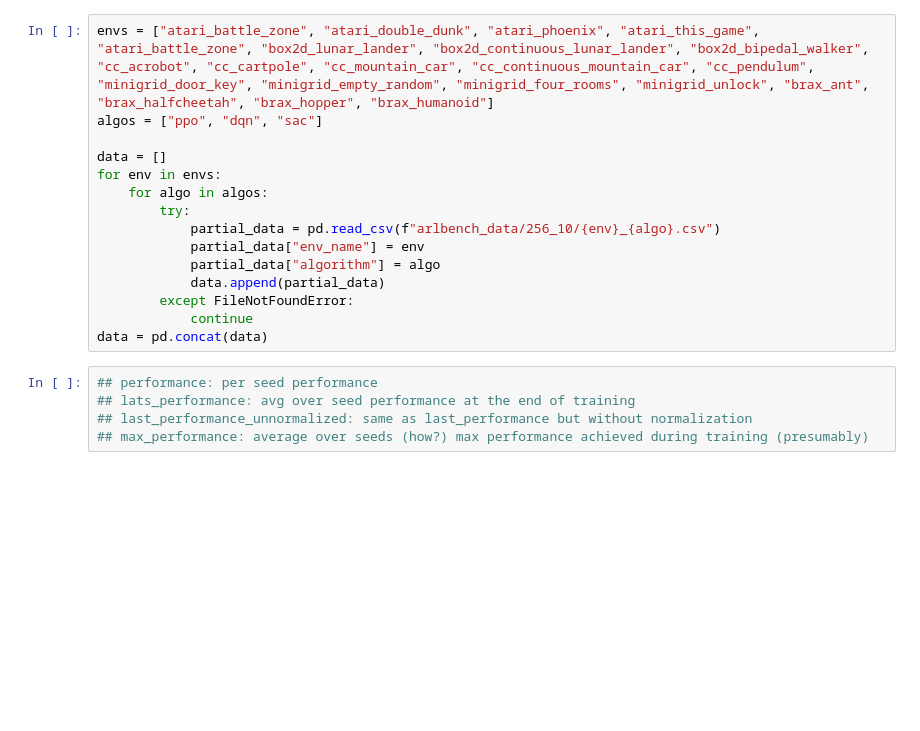
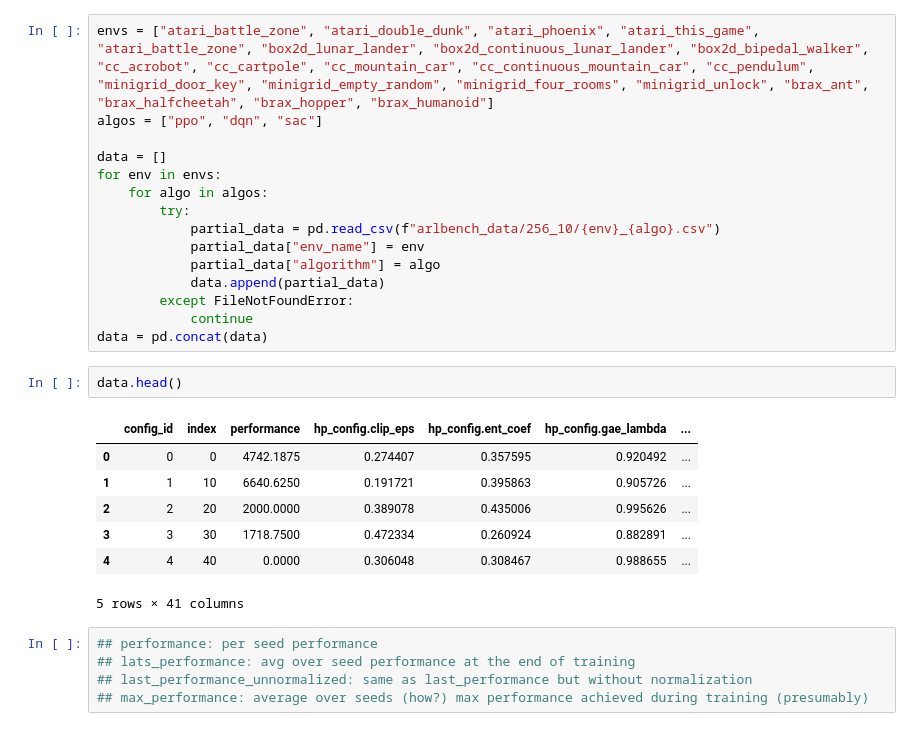
Before and after one commit to JFKleuker/arlbench_data_analysis, a Jupyter notebook: evals/02_AlgConsistency/Cross_env.ipynb, the cells around one changed output. Saved outputs shown, nothing was run; the diff lists cells and outputs as text; blank space fills up the shorter version.

```diff
--- a/evals/02_AlgConsistency/Cross_env.ipynb
+++ b/evals/02_AlgConsistency/Cross_env.ipynb
@@ -18,6 +18,16 @@ for env in envs:
         except FileNotFoundError:
             continue
 data = pd.concat(data)
+# %%
+data.head()
+# %% [output]
+|  | config_id | index | performance | hp_config.clip_eps | hp_config.ent_coef | hp_config.gae_lambda | ... |
+| 0 | 0 | 0 | 4742.1875 | 0.274407 | 0.357595 | 0.920492 | ... |
+| 1 | 1 | 10 | 6640.6250 | 0.191721 | 0.395863 | 0.905726 | ... |
+| 2 | 2 | 20 | 2000.0000 | 0.389078 | 0.435006 | 0.995626 | ... |
+| 3 | 3 | 30 | 1718.7500 | 0.472334 | 0.260924 | 0.882891 | ... |
+| 4 | 4 | 40 | 0.0000 | 0.306048 | 0.308467 | 0.988655 | ... |
+5 rows × 41 columns
 # %%
 ## performance: per seed performance
 ## lats_performance: avg over seed performance at the end of training
```
Also changed, not shown: parts of 2 cells of this notebook, 5 other files.
